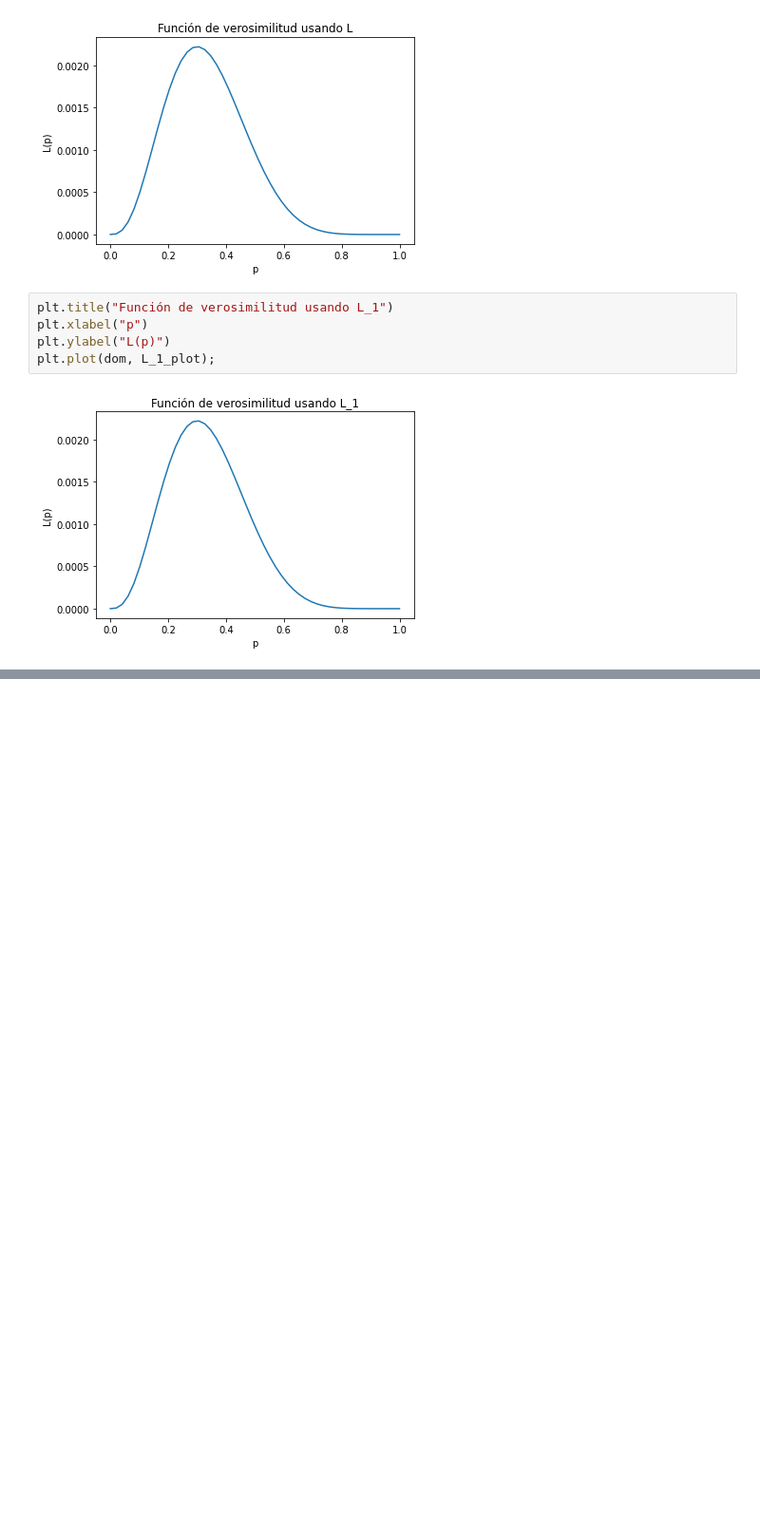
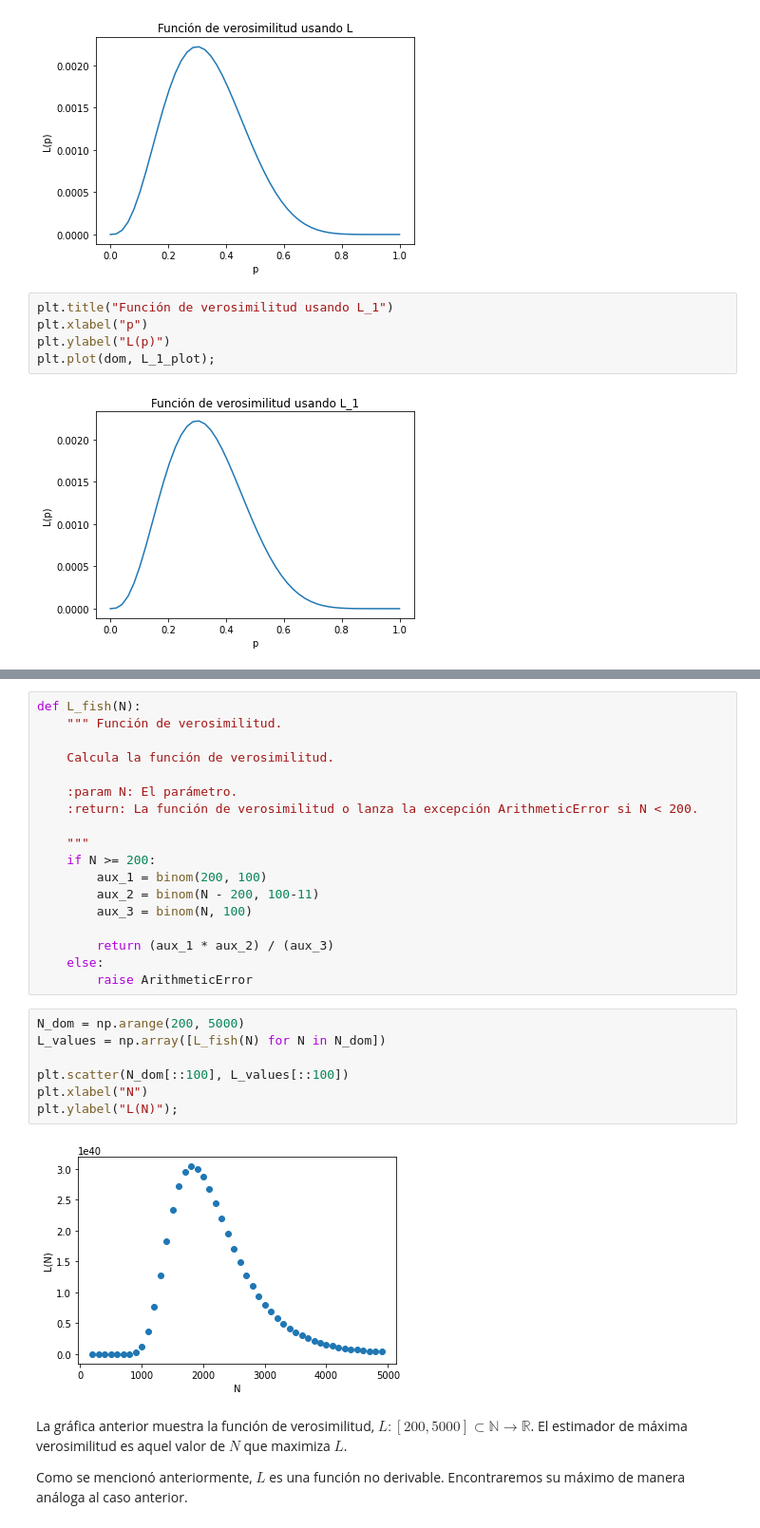
Before and after one commit to ivannpy/inferencia_estadistica, a Jupyter notebook: estimacion_puntual/Puntual_estimation.ipynb, the cells around one changed output, grey strips where cells are left out. Shown at 95% size. Saved outputs shown, nothing was run; the diff lists cells and outputs as text; blank space fills up the shorter version.

```diff
--- a/estimacion_puntual/Puntual_estimation.ipynb
+++ b/estimacion_puntual/Puntual_estimation.ipynb
@@ -253,0 +372,31 @@ dom[index_max]
+# %%
+def L_fish(N):
+    """ Función de verosimilitud.
+
+    Calcula la función de verosimilitud.
+
+    :param N: El parámetro.
+    :return: La función de verosimilitud o lanza la excepción ArithmeticError si N < 200.
+
+    """
+    if N >= 200:
+        aux_1 = binom(200, 100)
+        aux_2 = binom(N - 200, 100-11)
+        aux_3 = binom(N, 100)
+
+        return (aux_1 * aux_2) / (aux_3)
+    else:
+        raise ArithmeticError
+# %%
+N_dom = np.arange(200, 5000)
+L_values = np.array([L_fish(N) for N in N_dom])
+
+plt.scatter(N_dom[::100], L_values[::100])
+plt.xlabel("N")
+plt.ylabel("L(N)");
+# %% [output]
+[figure, added]
+# %% [markdown]
+La gráfica anterior muestra la función de verosimilitud, $ L:[200, 5000] \subset \mathbb{N} \to \mathbb{R}$. El estimador de máxima verosimilitud es aquel valor de $N$ que maximiza $L$.
+
+Como se mencionó anteriormente, $L$ es una función no derivable. Encontraremos su máximo de manera análoga al caso anterior.
```
Also changed, not shown: parts of 36 cells of this notebook, 1 other file.
